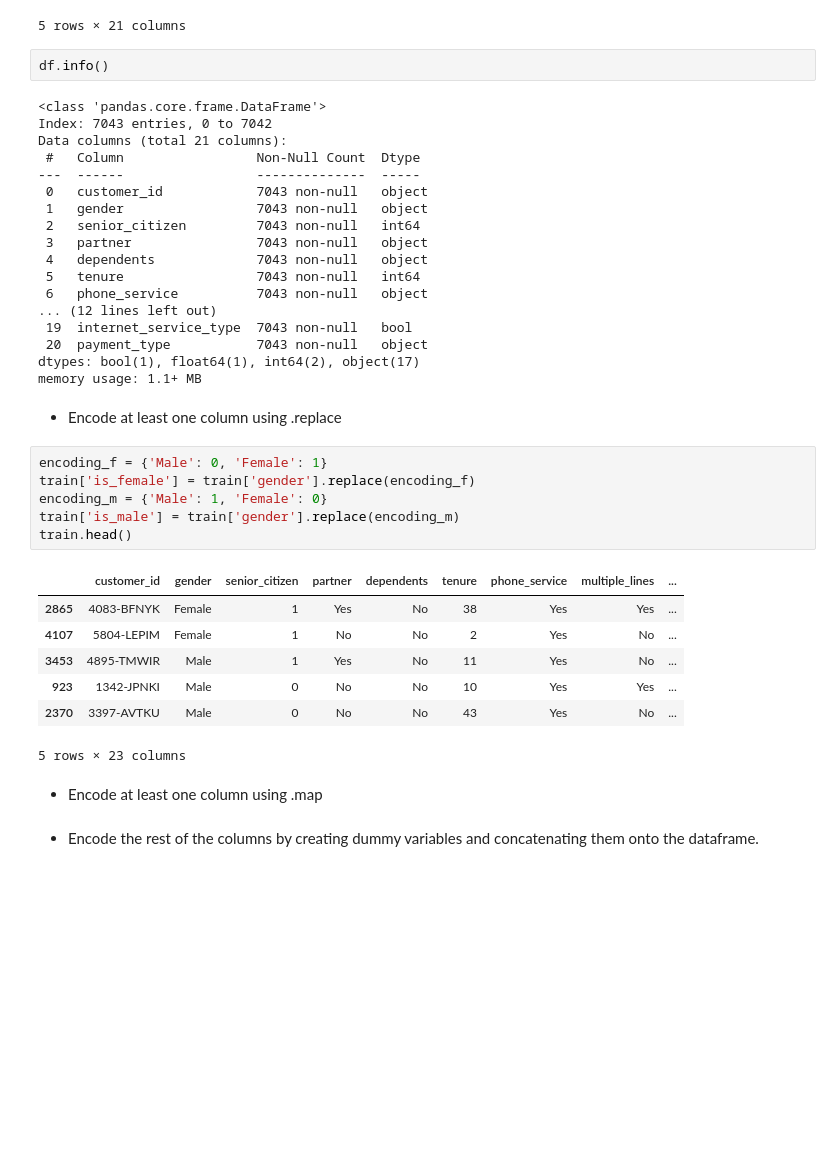
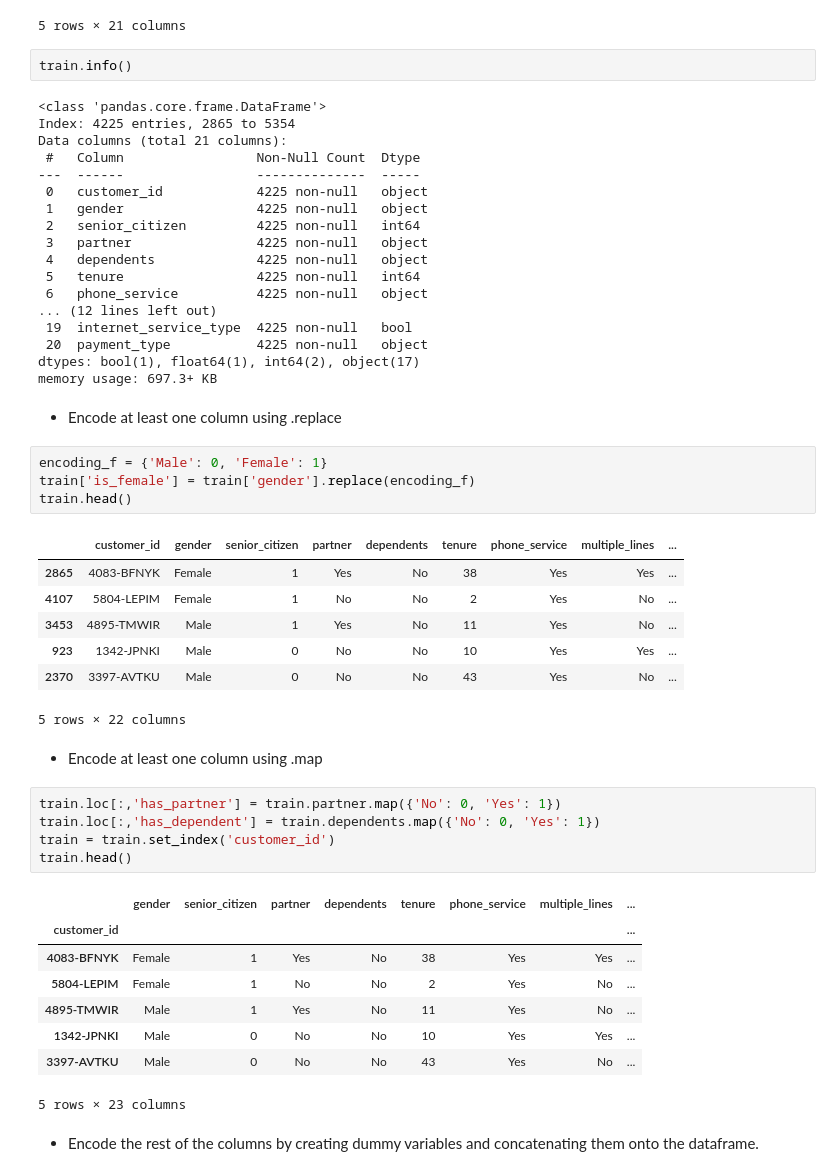
Before and after one commit to Jacob-Ball22/classification-exercises, a Jupyter notebook: modeling.ipynb, the cells around one changed output. Saved outputs shown, nothing was run; the diff lists cells and outputs as text; blank space fills up the shorter version.

```diff
--- a/modeling.ipynb
+++ b/modeling.ipynb
@@ -146,32 +175,30 @@ train.head()
 | 2370 | 3397-AVTKU | Male | 0 | No | No | 43 | Yes | No | ... |
 5 rows × 21 columns
 # %%
-df.info()
+train.info()
 # %% [output]
 <class 'pandas.core.frame.DataFrame'>
-Index: 7043 entries, 0 to 7042
+Index: 4225 entries, 2865 to 5354
 Data columns (total 21 columns):
  #   Column                 Non-Null Count  Dtype
 ---  ------                 --------------  -----
- 0   customer_id            7043 non-null   object
- 1   gender                 7043 non-null   object
- 2   senior_citizen         7043 non-null   int64
- 3   partner                7043 non-null   object
- 4   dependents             7043 non-null   object
- 5   tenure                 7043 non-null   int64
- 6   phone_service          7043 non-null   object
+ 0   customer_id            4225 non-null   object
+ 1   gender                 4225 non-null   object
+ 2   senior_citizen         4225 non-null   int64
+ 3   partner                4225 non-null   object
+ 4   dependents             4225 non-null   object
+ 5   tenure                 4225 non-null   int64
+ 6   phone_service          4225 non-null   object
 ... (12 lines left out)
- 19  internet_service_type  7043 non-null   bool
- 20  payment_type           7043 non-null   object
+ 19  internet_service_type  4225 non-null   bool
+ 20  payment_type           4225 non-null   object
 dtypes: bool(1), float64(1), int64(2), object(17)
-memory usage: 1.1+ MB
+memory usage: 697.3+ KB
 # %% [markdown]
 * Encode at least one column using .replace
 # %%
 encoding_f = {'Male': 0, 'Female': 1}
 train['is_female'] = train['gender'].replace(encoding_f)
-encoding_m = {'Male': 1, 'Female': 0}
-train['is_male'] = train['gender'].replace(encoding_m)
 train.head()
 # %% [output]
 |  | customer_id | gender | senior_citizen | partner | dependents | tenure | phone_service | multiple_lines | ... |
@@ -180,8 +207,22 @@ train.head()
 | 3453 | 4895-TMWIR | Male | 1 | Yes | No | 11 | Yes | No | ... |
 | 923 | 1342-JPNKI | Male | 0 | No | No | 10 | Yes | Yes | ... |
 | 2370 | 3397-AVTKU | Male | 0 | No | No | 43 | Yes | No | ... |
-5 rows × 23 columns
+5 rows × 22 columns
 # %% [markdown]
 * Encode at least one column using .map
+# %%
+train.loc[:,'has_partner'] = train.partner.map({'No': 0, 'Yes': 1})
+train.loc[:,'has_dependent'] = train.dependents.map({'No': 0, 'Yes': 1})
+train = train.set_index('customer_id')
+train.head()
+# %% [output]
+|  | gender | senior_citizen | partner | dependents | tenure | phone_service | multiple_lines | ... |
+| customer_id |  |  |  |  |  |  |  | ... |
+| 4083-BFNYK | Female | 1 | Yes | No | 38 | Yes | Yes | ... |
+| 5804-LEPIM | Female | 1 | No | No | 2 | Yes | No | ... |
+| 4895-TMWIR | Male | 1 | Yes | No | 11 | Yes | No | ... |
+| 1342-JPNKI | Male | 0 | No | No | 10 | Yes | Yes | ... |
+| 3397-AVTKU | Male | 0 | No | No | 43 | Yes | No | ... |
+5 rows × 23 columns
 # %% [markdown]
 * Encode the rest of the columns by creating dummy variables and concatenating them onto the dataframe.
```
Also changed, not shown: parts of 5 cells of this notebook, 1 other file.
